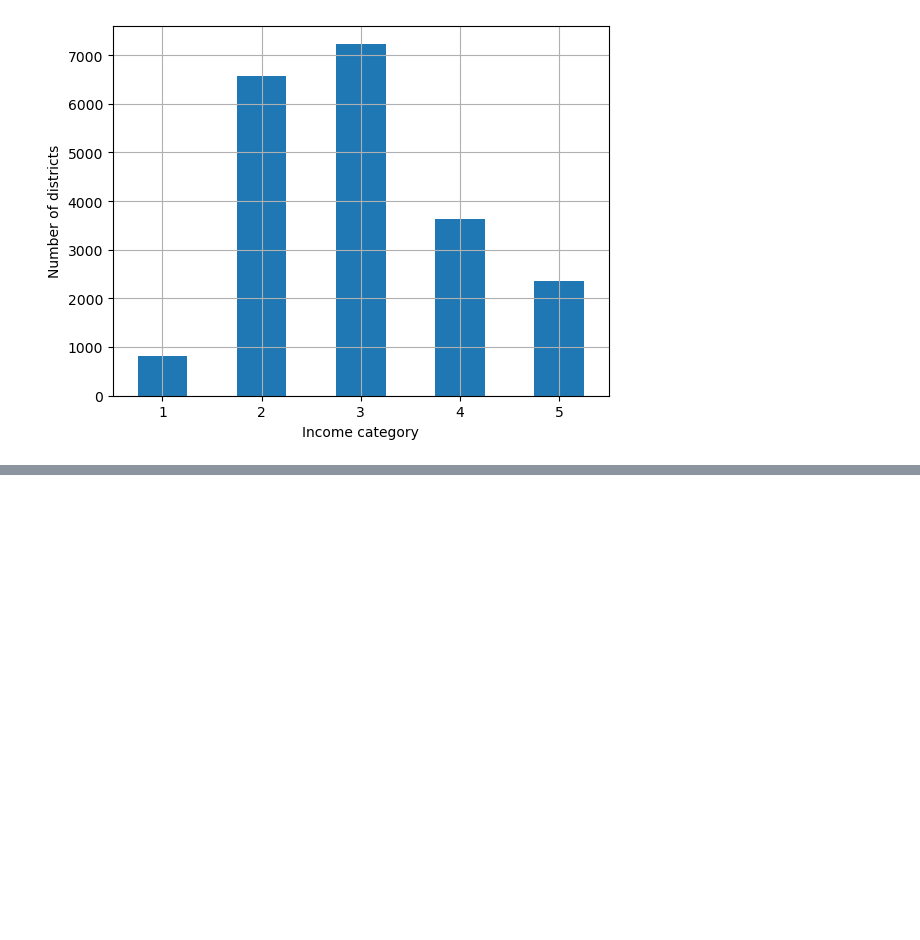
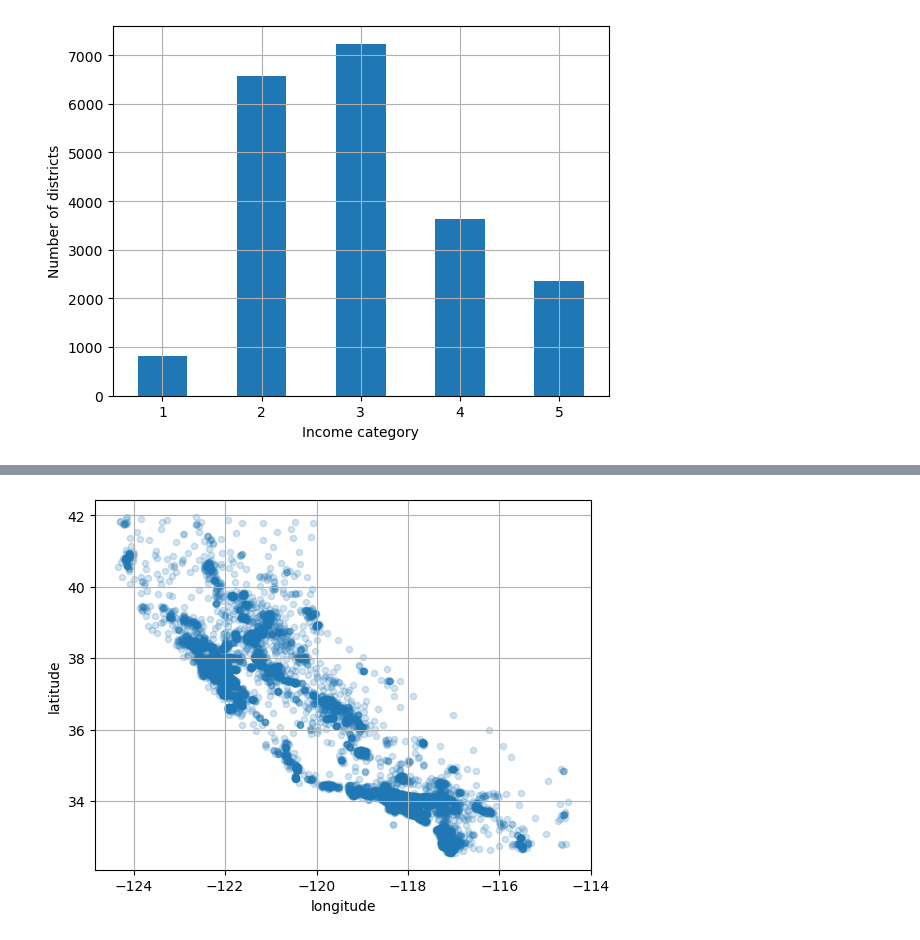
Before and after one commit to Yeabsra-Seyoum/housing-price-prediction-system, a Jupyter notebook: Housing.ipynb, the cells around one changed output, grey strips where cells are left out. Cells and saved outputs as stored; diff of their text form; code cells hidden in the pictures; blank space fills up the shorter version.

```diff
--- a/Housing.ipynb
+++ b/Housing.ipynb
@@ -105,0 +117,6 @@ for set_ in (train_set, test_set):
+# %%
+housing.plot(kind="scatter", x="longitude", y="latitude",
+grid=True, alpha=0.2)    # setting alpha to 0.2 makes it easier to see where the districts are densely populated
+plt.show()
+# %% [output]
+[figure, added]
```
Also changed, not shown: parts of 14 cells of this notebook.
